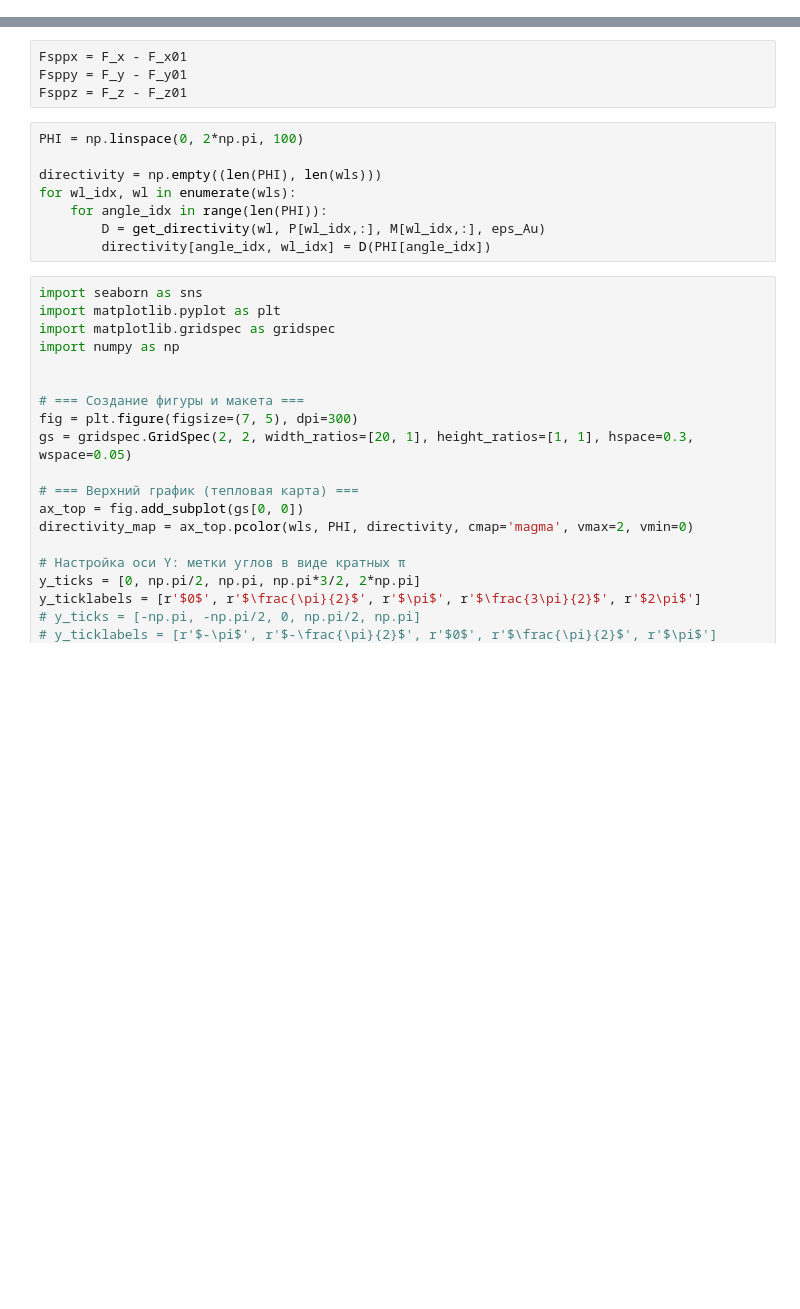
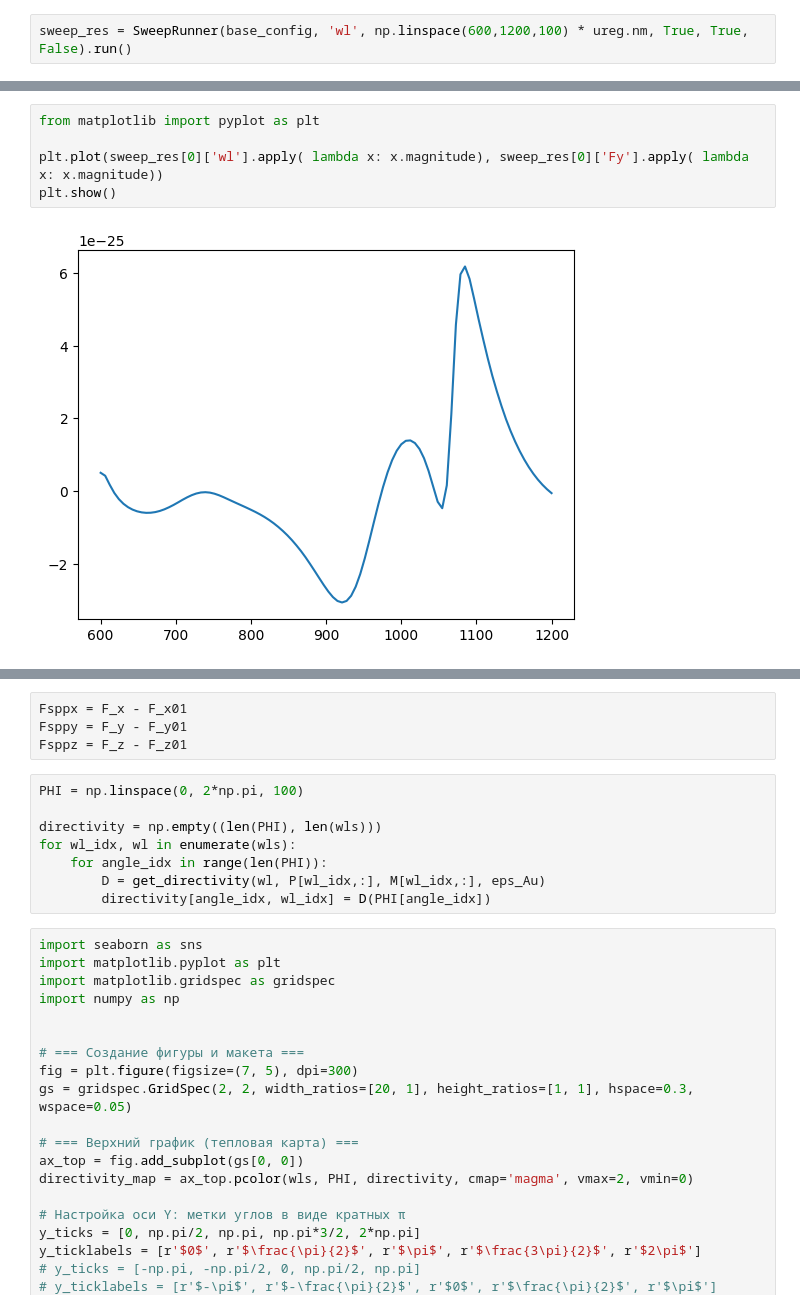
Before and after one commit to semyonbo/SPP_ANALYTICAL, a Jupyter notebook: plasmon_force.ipynb, the cells around one changed output, grey strips where cells are left out. Saved outputs shown, nothing was run; the diff lists cells and outputs as text; blank space fills up the shorter version.

```diff
--- a/plasmon_force.ipynb
+++ b/plasmon_force.ipynb
@@ -63,0 +68,2 @@ for i in tqdm(range(len(wls))):
+# %%
+sweep_res = SweepRunner(base_config, 'wl', np.linspace(600,1200,100) * ureg.nm, True, True, False).run()
@@ -63,0 +111,7 @@ for i in tqdm(range(len(wls))):
+# %%
+from matplotlib import pyplot as plt
+
+plt.plot(sweep_res[0]['wl'].apply( lambda x: x.magnitude), sweep_res[0]['Fy'].apply( lambda x: x.magnitude))
+plt.show()
+# %% [output]
+[figure, added]
```
Also changed, not shown: parts of 20 cells of this notebook, 28 other files.
